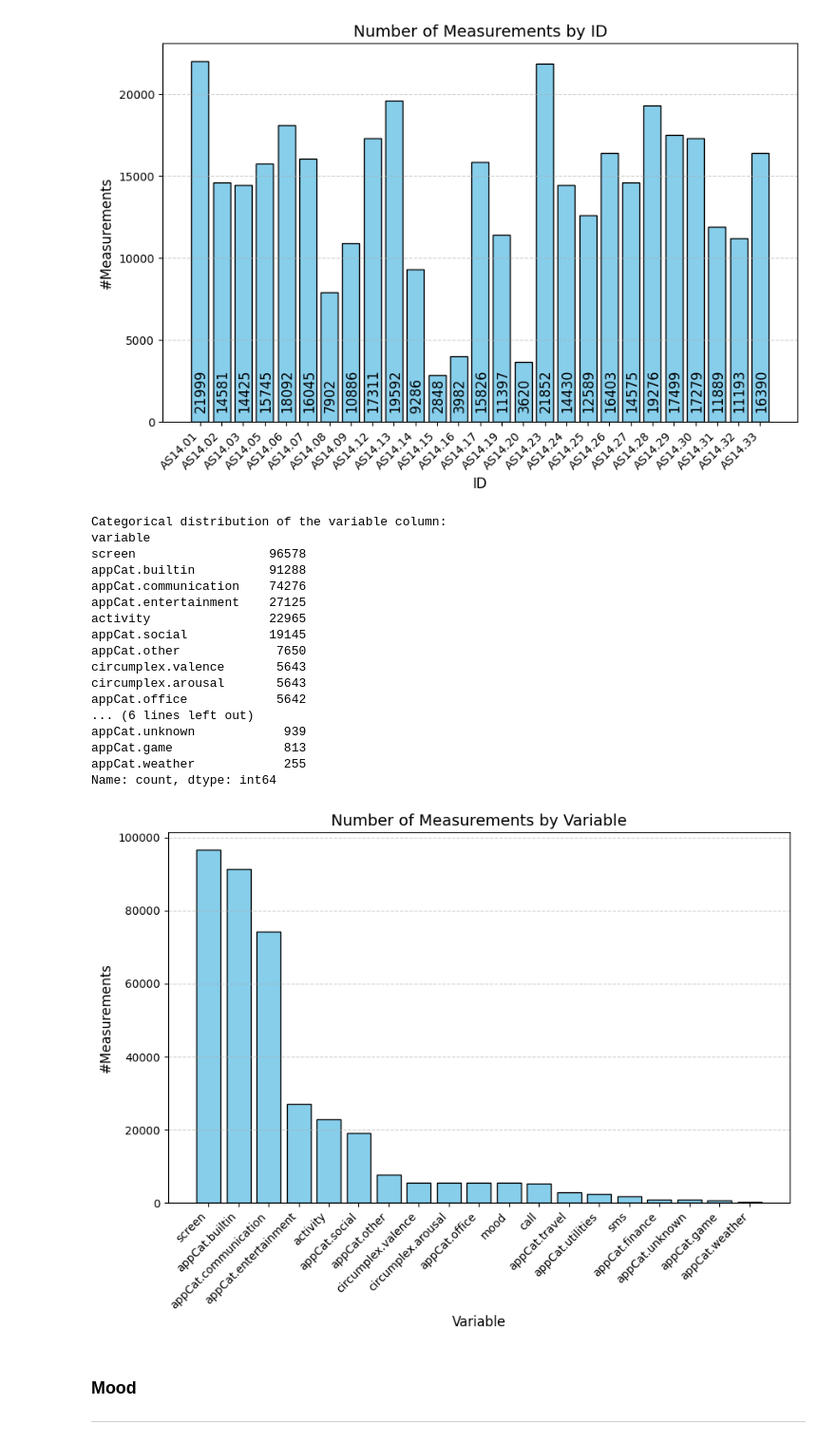
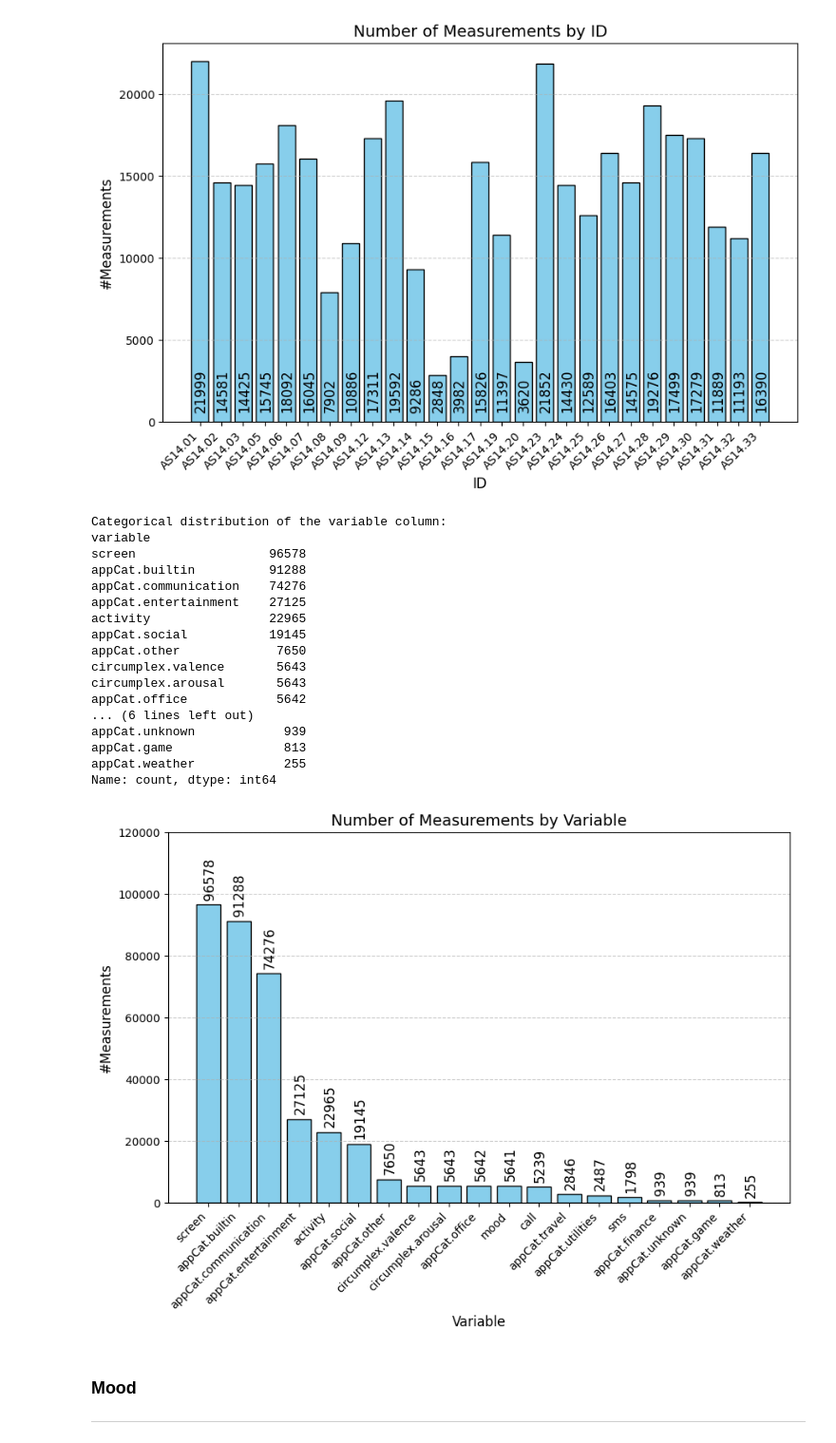
Before and after one commit to DawnOfTyme/DataMining, a Jupyter notebook: assignment_1.ipynb, the cells around one changed output. Shown: that part at 95% size. Saved outputs shown, nothing was run; the diff lists cells and outputs as text; code cells hidden in the pictures.

```diff
--- a/assignment_1.ipynb
+++ b/assignment_1.ipynb
@@ -113,44 +121,46 @@ print(f'Categorical distribution of the variable column: \n{variable_entry_count
 # plot
 plt.figure(figsize=(10, 6))
 plt.title('Number of Measurements by Variable', fontsize=14)
 bars = plt.bar(variable_entry_counts.index, variable_entry_counts.values, color='skyblue', edgecolor='black')
 
-# for bar, count in zip(bars, variable_entry_counts.values):
-#     plt.text(
-#         bar.get_x() + bar.get_width() / 2 + 0.05,
-#         750,
-#         str(count),
-#         rotation=90,
-#         ha='center',
-#         # color='white',
-#         fontsize=12
-#     )
+plt.ylim(0, 120_000)
+
+for bar, count in zip(bars, variable_entry_counts.values):
+    plt.text(
+        bar.get_x() + bar.get_width() / 2 + 0.05,
+        count + 2500,
+        str(count),
+        rotation=90,
+        ha='center',
+        # color='white',
+        fontsize=12
+    )
 
 plt.xlabel('Variable', fontsize=12)
 plt.ylabel('#Measurements', fontsize=12)
 plt.xticks(rotation=45, ha='right')
 plt.grid(axis='y', linestyle='--', alpha=0.6)
 # plt.tight_layout()
 plt.show()
 # %% [output]
 Categorical distribution of the variable column:
 variable
 screen                  96578
 appCat.builtin          91288
 appCat.communication    74276
 appCat.entertainment    27125
 activity                22965
 appCat.social           19145
 appCat.other             7650
 circumplex.valence       5643
 circumplex.arousal       5643
 appCat.office            5642
 ... (6 lines left out)
 appCat.unknown            939
 appCat.game               813
 appCat.weather            255
 Name: count, dtype: int64
-[figure, old version]
+[figure, new version]
 # %% [markdown]
 ### **Mood**
 
```
Also changed, not shown: parts of 34 cells of this notebook, 1 other file.
